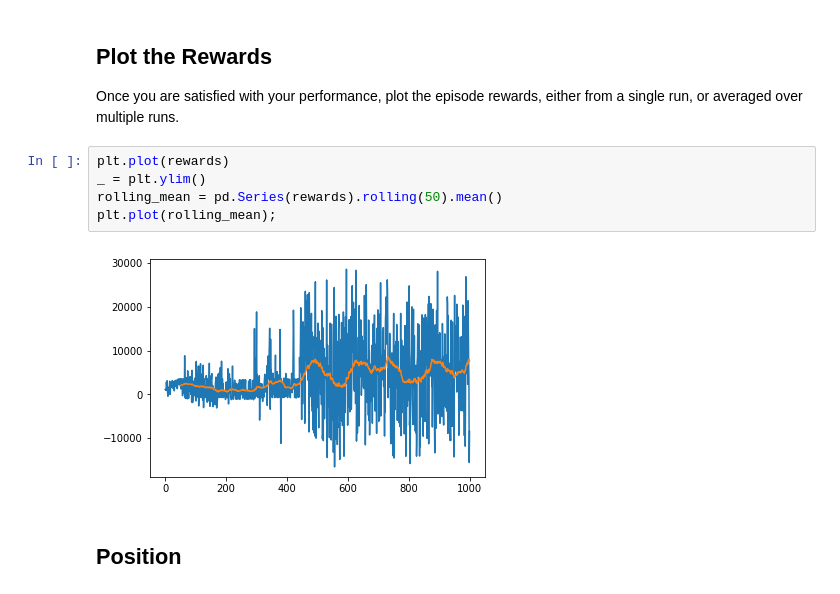
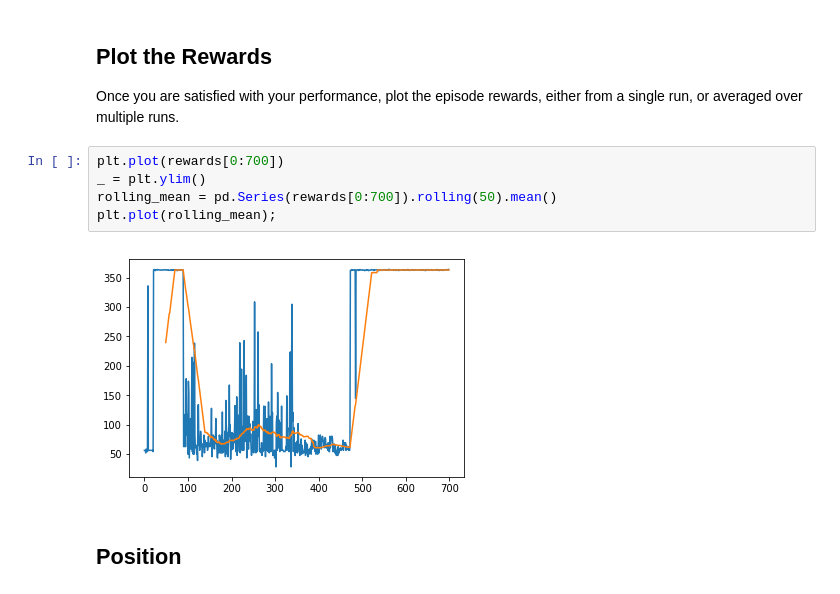
Before and after one commit to Ahmed-H-N/machine-learning, a Jupyter notebook: ML nd/projects/Quadcopter_Project/Quadcopter_Project.ipynb, the cells around one changed output. Drawn from its saved outputs; the diff is of its cells as text.

```diff
--- a/ML nd/projects/Quadcopter_Project/Quadcopter_Project.ipynb
+++ b/ML nd/projects/Quadcopter_Project/Quadcopter_Project.ipynb
@@ -301,12 +300,12 @@ Training finished
 
 Once you are satisfied with your performance, plot the episode rewards, either from a single run, or averaged over multiple runs.
 # %%
-plt.plot(rewards)
+plt.plot(rewards[0:700])
 _ = plt.ylim()
-rolling_mean = pd.Series(rewards).rolling(50).mean()
+rolling_mean = pd.Series(rewards[0:700]).rolling(50).mean()
 plt.plot(rolling_mean);
 # %% [output]
-[figure, old version]
+[figure, new version]
 # %% [markdown]
 ## Position
 # %%
```
Also changed, not shown: parts of 15 cells of this notebook, 24 other files.
